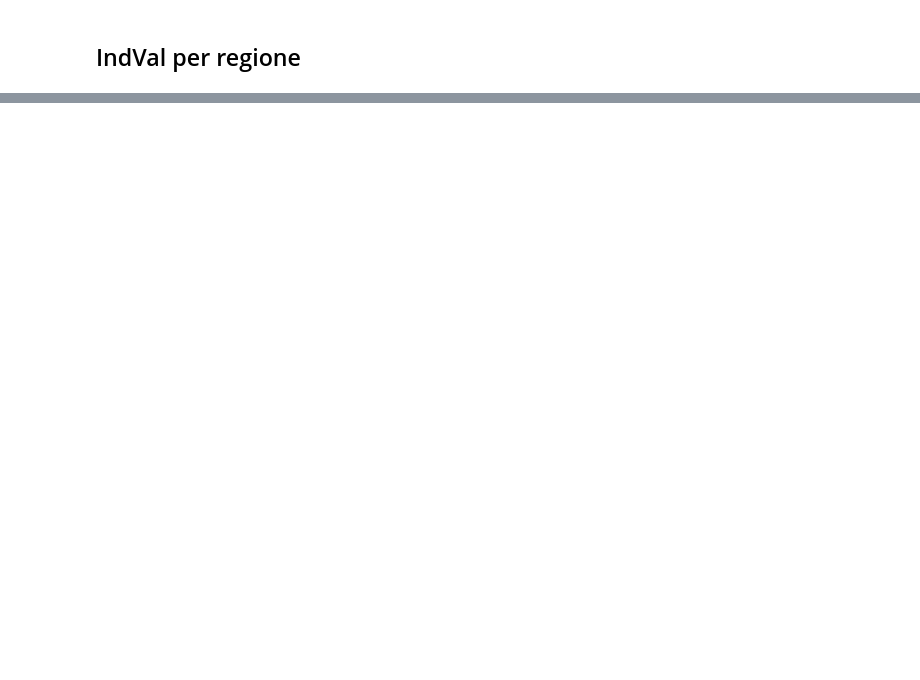
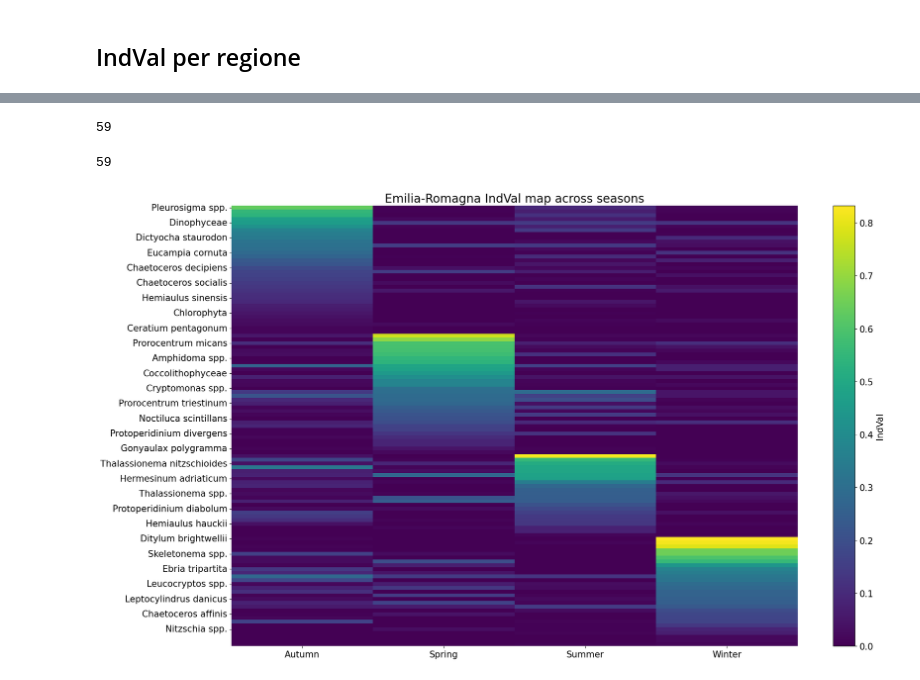
Before and after one commit to Alberto-Ghedin/ISPRA_20152017_Analysis, a Jupyter notebook: Report_main.ipynb, the cells around one changed output, grey strips where cells are left out. Drawn from its saved outputs; the diff is of its cells as text; code cells hidden in the pictures; blank space fills up the shorter version.

```diff
--- a/Report_main.ipynb
+++ b/Report_main.ipynb
@@ -922,0 +685,2 @@ for region in ordered_regions:
+# %%
+indval_regions = pd.read_excel(_HOME_ + "/ISPRA_20152017_Analysis/IndVal_per_region.xlsx", sheet_name=None)
@@ -922,0 +716,32 @@ for region in ordered_regions:
+# %%
+len(ax.get_yticklabels())
+# %% [output]
+59
+# %%
+len(ax.get_yticks())
+# %% [output]
+59
+# %%
+fig, ax = plt.subplots(1,1, figsize=(20, 11))
+df_indval = indval_regions["Emilia-Romagna"]
+df_indval = df_indval.query("Taxa in @relevant_taxa").drop(["max_val", "pval"], axis = 1)
+idx = df_indval.melt(id_vars = "Taxa", var_name = "Season", value_name = "IndVal").groupby("Taxa")["IndVal"].idxmax()
+taxa = df_indval.melt(id_vars = "Taxa", var_name = "Season", value_name = "IndVal").loc[idx].sort_values(["Season", "IndVal"], ascending=[True, False])["Taxa"]
+img = sns.heatmap(df_indval.set_index("Taxa").loc[taxa, :], cmap = "viridis",
+    ax = ax,
+    cbar = False
+            )
+ax.set_ylabel("")
+ax.set_xticks(ax.get_xticks())
+ax.set_xticklabels(ax.get_xticklabels(), size = 15)
+ax.set_yticks(ax.get_yticks()[:-1:2])
+ax.set_yticklabels(ax.get_yticklabels(), size = 15)
+cbar = plt.colorbar(img.get_children()[0], ax = ax)
+cbar.set_label("IndVal", size = 15)
+cbar.ax.tick_params(labelsize=15)
+plt.tight_layout()
+plt.title("Emilia-Romagna IndVal map across seasons", size = 20)
+plt.savefig(_HOME_ + "/ISPRA_20152017_Analysis/Plots/indval_EMR.png",bbox_inches='tight')
+#plt.savefig(f"{file_path}/{output_dir}/indval_{region}.png")
+# %% [output]
+[figure, added]
```
Also changed, not shown: parts of 62 cells of this notebook, 1 other file.
